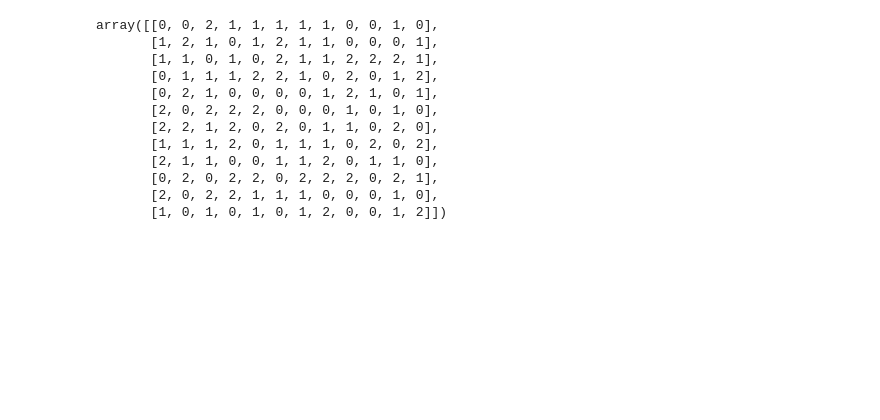
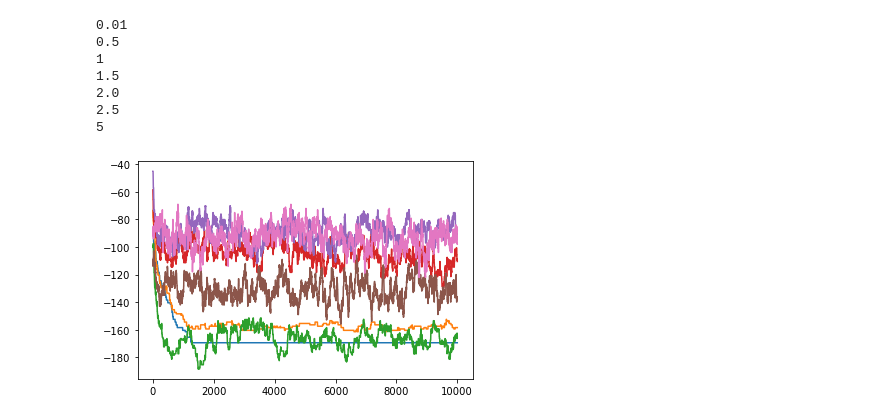
Before and after one commit to ThoStart/potts_model, a Jupyter notebook: nstate_ising_cy.ipynb, the cells around one changed output. Cells and saved outputs as stored; diff of their text form; code cells hidden in the pictures; blank space fills up the shorter version.

```diff
--- a/nstate_ising_cy.ipynb
+++ b/nstate_ising_cy.ipynb
@@ -192,16 +320,16 @@ print(fm[-1])
+# %%
+for temp in temperatures:
+    print(f'{temp}')
+    plt.plot(np.arange(0, i2+1, 1), runs[f'run(3, {temp}, 0)'][102])
+# %% [output]
+0.01
+0.5
+1
+1.5
+2.0
+2.5
+5
+[figure, added]
 # %%
-G_init.reshape(12,12)
+# G_init.reshape(12,12)
-# %% [output]
-array([[0, 0, 2, 1, 1, 1, 1, 1, 0, 0, 1, 0],
-       [1, 2, 1, 0, 1, 2, 1, 1, 0, 0, 0, 1],
-       [1, 1, 0, 1, 0, 2, 1, 1, 2, 2, 2, 1],
-       [0, 1, 1, 1, 2, 2, 1, 0, 2, 0, 1, 2],
-       [0, 2, 1, 0, 0, 0, 0, 1, 2, 1, 0, 1],
-       [2, 0, 2, 2, 2, 0, 0, 0, 1, 0, 1, 0],
-       [2, 2, 1, 2, 0, 2, 0, 1, 1, 0, 2, 0],
-       [1, 1, 1, 2, 0, 1, 1, 1, 0, 2, 0, 2],
-       [2, 1, 1, 0, 0, 1, 1, 2, 0, 1, 1, 0],
-       [0, 2, 0, 2, 2, 0, 2, 2, 2, 0, 2, 1],
-       [2, 0, 2, 2, 1, 1, 1, 0, 0, 0, 1, 0],
-       [1, 0, 1, 0, 1, 0, 1, 2, 0, 0, 1, 2]])
 # %%
```
Also changed, not shown: parts of 16 cells of this notebook.
